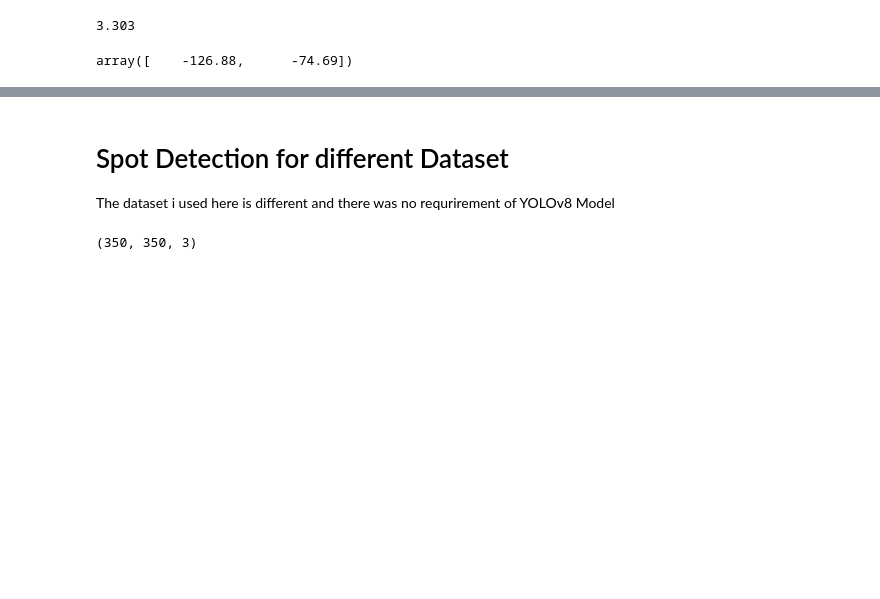
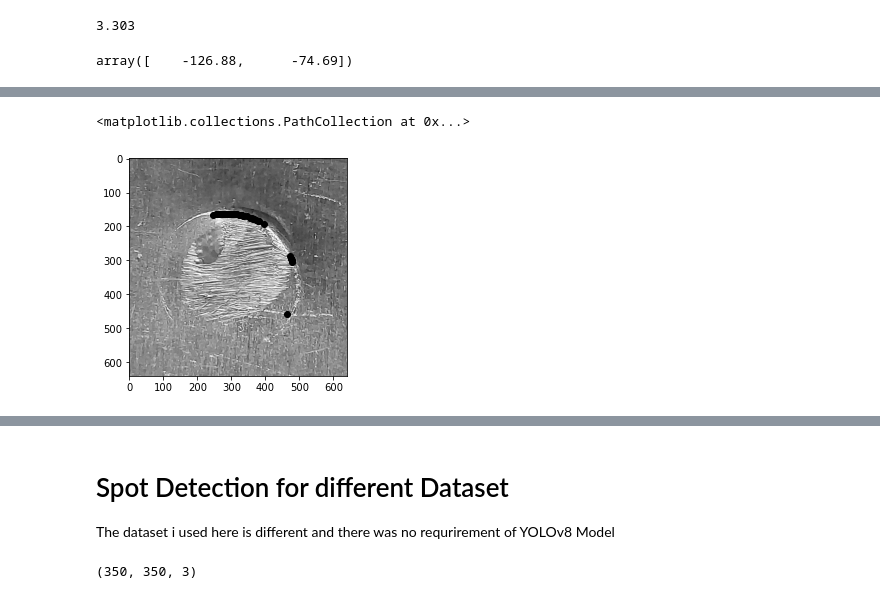
Before and after one commit to Protagonist-8/SpotProject, a Jupyter notebook: structured_spot_test.ipynb, the cells around one changed output, grey strips where cells are left out. Cells and saved outputs as stored; diff of their text form; code cells hidden in the pictures; blank space fills up the shorter version.

```diff
--- a/structured_spot_test.ipynb
+++ b/structured_spot_test.ipynb
@@ -816,0 +1012,12 @@ array([    -126.88,      -74.69])
+# %%
+circle=get_circle_coordinates(center=(cx_resized,cy_resized),radius=r_resized-15)
+circle_int = [{'x': x, 'y': y, 'intensity': int(resized_gray[int(y)][int(x)])} for x, y in circle]
+circle_int=pd.DataFrame(circle_int)
+coord_x,coord_y=(circle_int[circle_int['intensity']>240]['x'].values),(circle_int[circle_int['intensity']>240]['y'].values)
+arc_points = np.column_stack((coord_x, coord_y))
+arc_mean=np.mean(arc_points)
+plt.imshow(resized_gray,cmap='gray')
+plt.scatter(coord_x,coord_y,color='black')
+# %% [output]
+<matplotlib.collections.PathCollection at 0x...>
+[figure, added]
```
Also changed, not shown: parts of 20 cells of this notebook.
